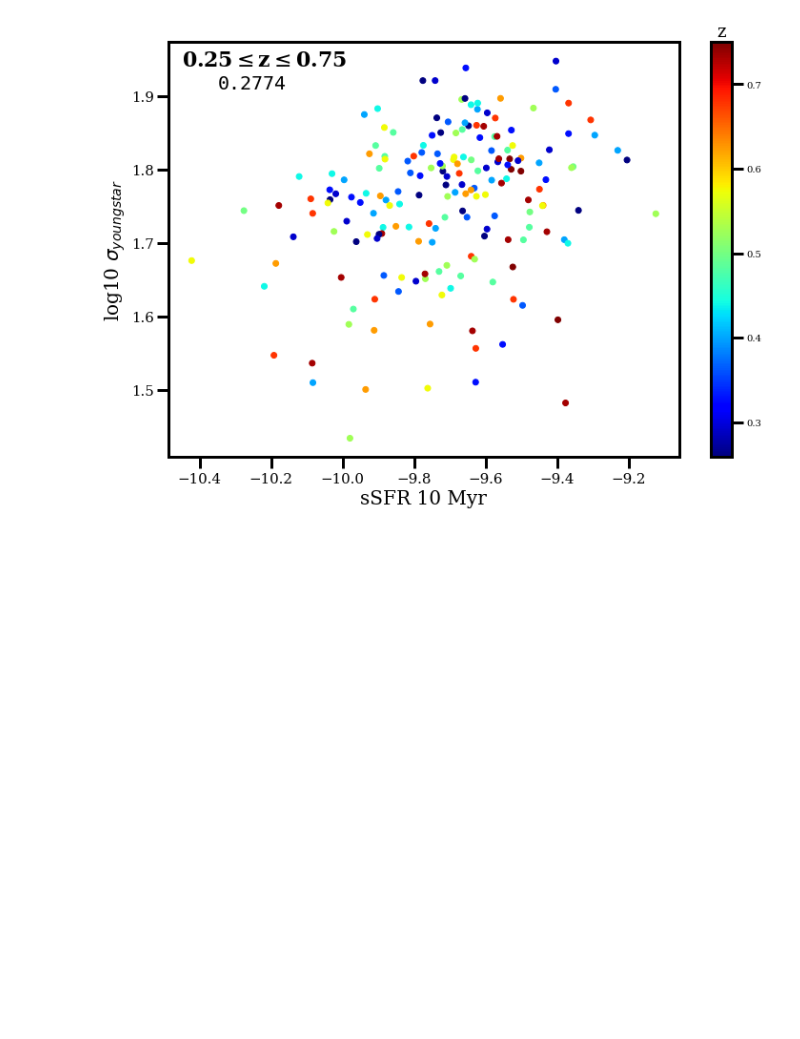
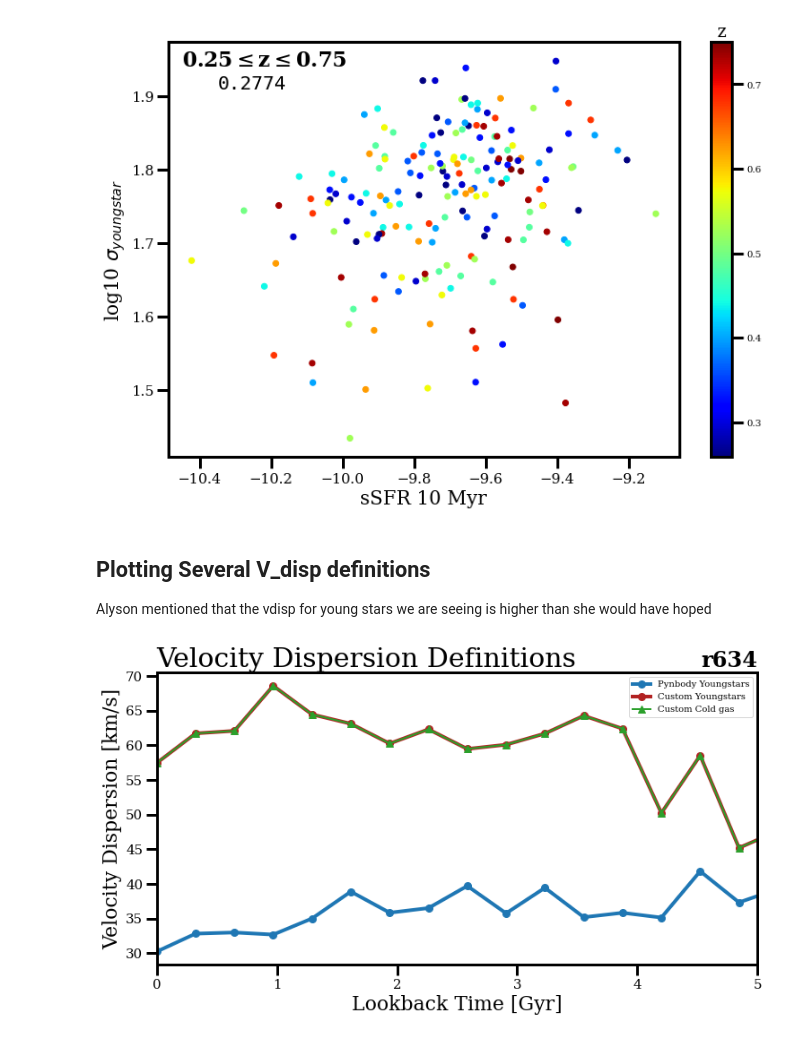
Before and after one commit to JosephWick/H1-merian, a Jupyter notebook: notebooks/BreathingPlots.ipynb, the cells around one changed output. Saved outputs shown, nothing was run; the diff lists cells and outputs as text; code cells hidden in the pictures; blank space fills up the shorter version.

```diff
--- a/notebooks/BreathingPlots.ipynb
+++ b/notebooks/BreathingPlots.ipynb
@@ -679,3 +679,45 @@ plt.text(x=-10.35, y=1.91, s=str(rs)[:6], fontsize=20, fontfamily='monospace')
 # %% [output]
 Text(-10.35, 1.91, '0.2774')
 [figure]
+# %% [markdown]
+## Plotting Several V_disp definitions
+Alyson mentioned that the vdisp for young stars we are seeing is higher than she would have hoped
+# %%
+gal = cdmgals[15]
+tlim = 5
+
+# acquire data
+data = pd.read_csv(datapath+'r'+str(gal)+'_qtys.txt')
+tlookback = max(data['t']) - data['t']
+tmask = tlookback<tlim+1
+
+sigma_youngstar_pynbody = data['sigma_youngstar'][tmask]
+sigma_youngstar_m = data['sigma_youngstar_m'][tmask]
+sigma_coldgas = data['sigma_youngstar_m'][tmask]
+
+tlookback = tlookback[tmask]
+
+# set up figure
+fig = plt.figure(figsize=(12,6), facecolor='w')
+
+# plot
+plt.plot(tlookback, sigma_youngstar_pynbody, linewidth=4, marker='o', markersize=8)
+plt.plot(tlookback, sigma_youngstar_m, linewidth=4, marker='o', markersize=8, c='firebrick')
+plt.plot(tlookback, sigma_coldgas, linewidth=2, marker='^', markersize=8, c='tab:green')
+
+# prettify
+plt.tick_params(axis='both', which='major', labelsize=15)
+
+plt.xlabel('Lookback Time [Gyr]', fontsize=22)
+plt.ylabel('Velocity Dispersion [km/s]', fontsize=22)
+
+plt.title('Velocity Dispersion Definitions', fontsize=30, loc='left')
+plt.title('r'+str(gal), weight='bold', fontsize=24, loc='right')
+
+plt.legend(['Pynbody Youngstars', 'Custom Youngstars', 'Custom Cold gas'])
+
+plt.xlim([0,tlim])
+
+plt.savefig('../figures/breathingModes/vdispDefns/r'+str(gal)+'.png')
+# %% [output]
+[figure, added]
```
Also changed, not shown: 1 other file.
